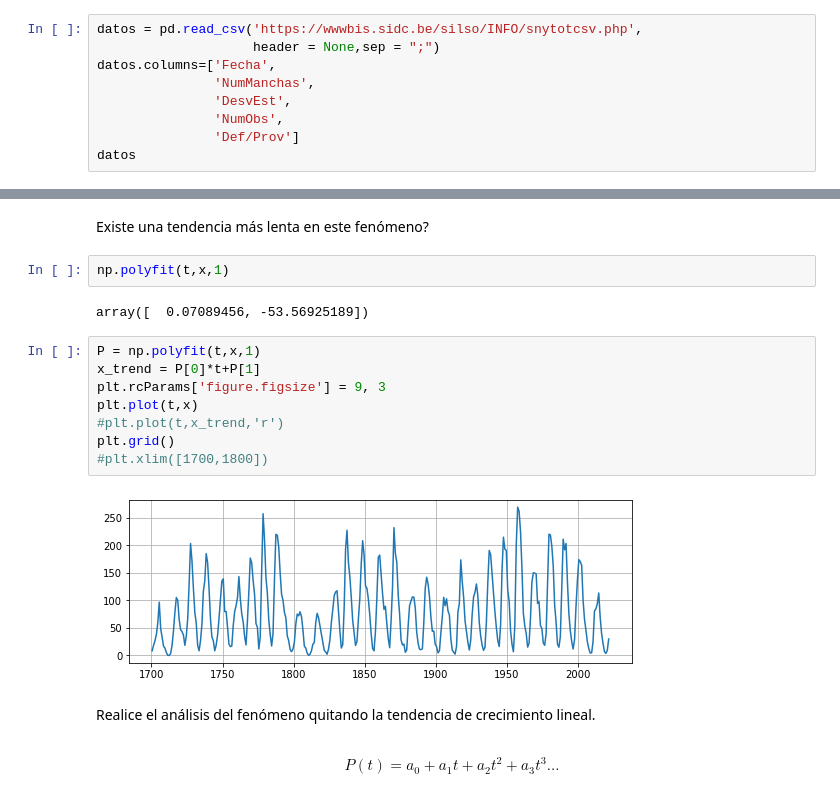
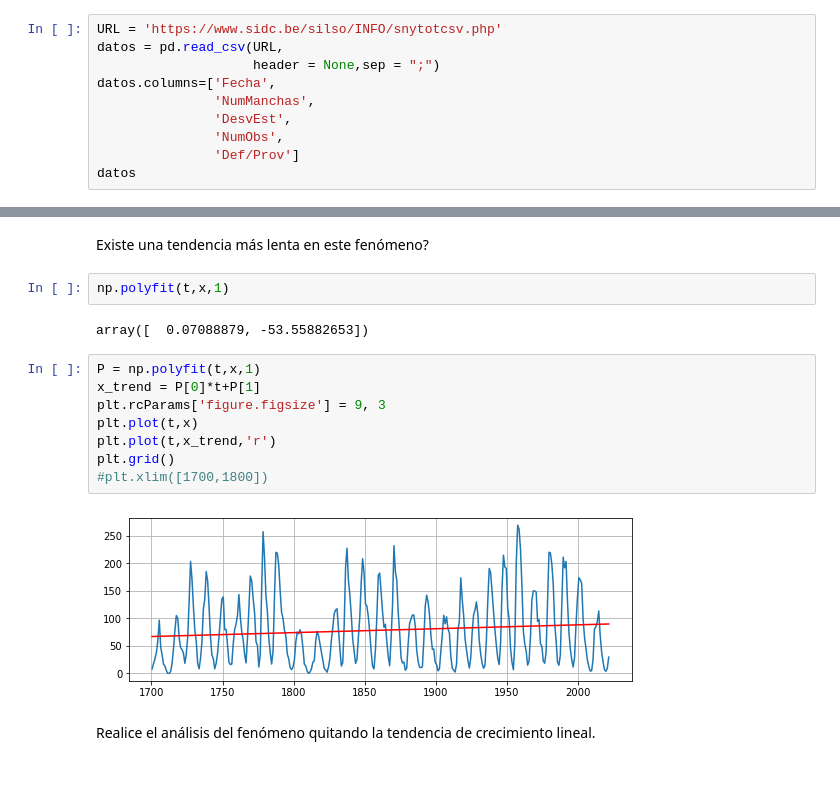
Before and after one commit to pierrediazp/Se-ales_y_Sistemas, a Jupyter notebook: ManchasSolares.ipynb, the cells around one changed output, grey strips where cells are left out. Saved outputs shown, nothing was run; the diff lists cells and outputs as text; blank space fills up the shorter version.

```diff
--- a/ManchasSolares.ipynb
+++ b/ManchasSolares.ipynb
@@ -22,7 +22,8 @@ print(sci.__version__)
 # %% [output]
 1.3.0
 # %%
-datos = pd.read_csv('https://wwwbis.sidc.be/silso/INFO/snytotcsv.php',
+URL = 'https://www.sidc.be/silso/INFO/snytotcsv.php'
+datos = pd.read_csv(URL,
                     header = None,sep = ";")
 datos.columns=['Fecha',
                'NumManchas',
@@ -143,18 +144,16 @@ Existe una tendencia más lenta en este fenómeno?
 # %%
 np.polyfit(t,x,1)
 # %% [output]
-array([  0.07089456, -53.56925189])
+array([  0.07088879, -53.55882653])
 # %%
 P = np.polyfit(t,x,1)
 x_trend = P[0]*t+P[1]
 plt.rcParams['figure.figsize'] = 9, 3
 plt.plot(t,x)
-#plt.plot(t,x_trend,'r')
+plt.plot(t,x_trend,'r')
 plt.grid()
 #plt.xlim([1700,1800])
 # %% [output]
-[figure, old version]
+[figure, new version]
 # %% [markdown]
 Realice el análisis del fenómeno quitando la tendencia de crecimiento lineal.
-# %% [markdown]
-$$P(t) = a_0 + a_1t + a_2t^2 + a_3t^3 ...$$
```
Also changed, not shown: parts of 9 cells of this notebook, 3 other files.
